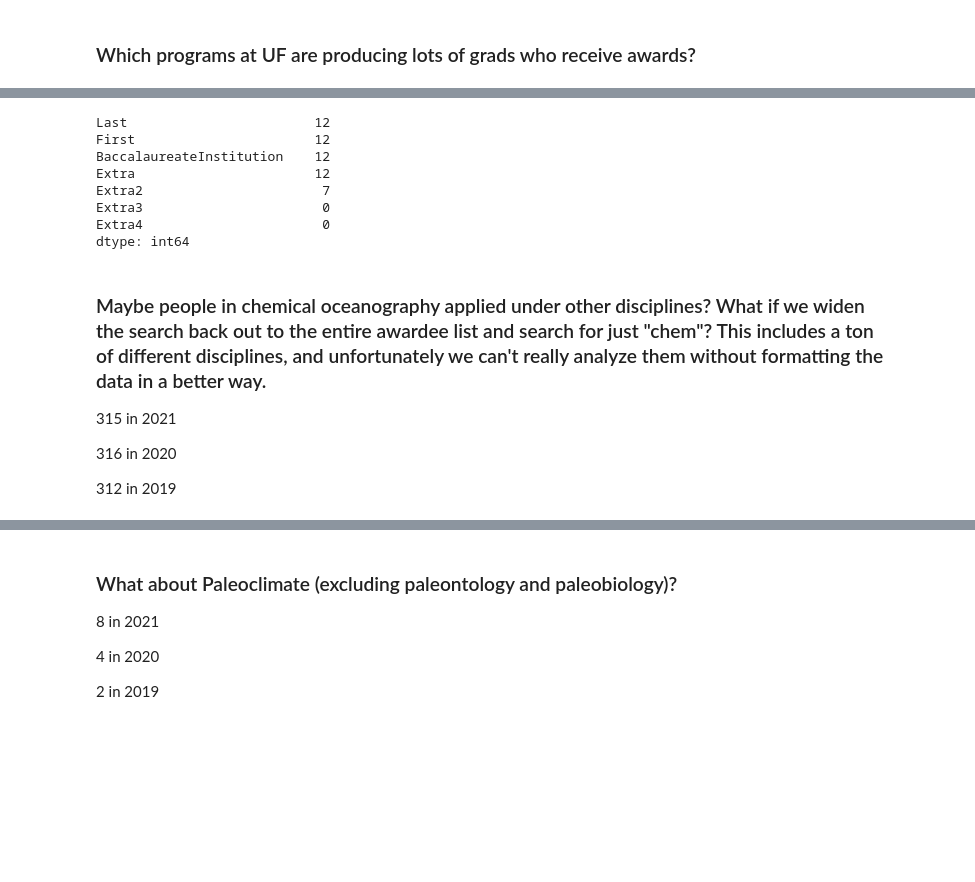
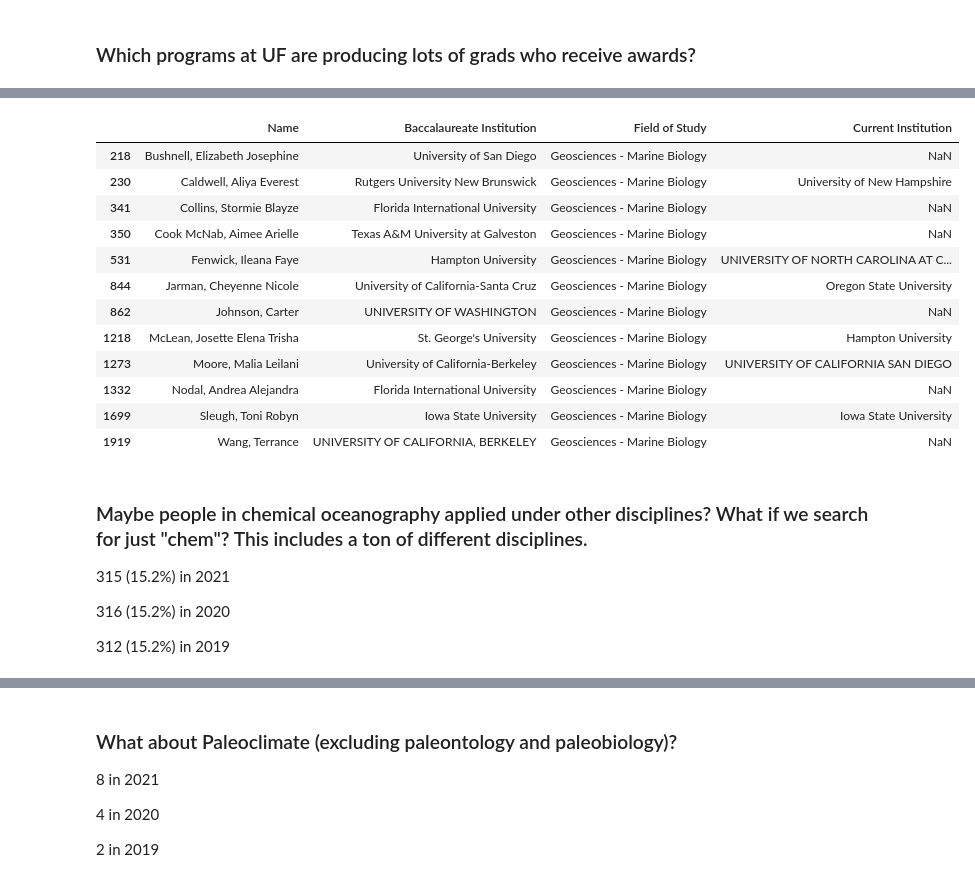
Before and after one commit to ognancy4life/GRFP, a Jupyter notebook: 2021GRFP.ipynb, the cells around one changed output, grey strips where cells are left out. Saved outputs shown, nothing was run; the diff lists cells and outputs as text; code cells hidden in the pictures; blank space fills up the shorter version.

```diff
--- a/2021GRFP.ipynb
+++ b/2021GRFP.ipynb
@@ -268,3 +277,4 @@ In 2019, there were 12.
 # %%
-GRFP_Geo[GRFP_Geo.apply(lambda row: row.astype(str).str.contains('Marine Biology', case=False).any(), axis=1)]
+GRFP_MarBio = GRFP[GRFP['Field of Study'].str.contains("Marine Biology", case=False, na=False)]
+GRFP_MarBio['Name'].count() / Awardees * 100
 # %% [output]
@@ -284,19 +282,24 @@ GRFP_Geo[GRFP_Geo.apply(lambda row: row.astype(str).str.contains('Marine Biology
 # %%
-GRFP_Geo[GRFP_Geo.apply(lambda row: row.astype(str).str.contains('Marine Biology', case=False).any(), axis=1)].count()
+GRFP_MarBio
 # %% [output]
-Last                        12
-First                       12
-BaccalaureateInstitution    12
-Extra                       12
-Extra2                       7
-Extra3                       0
-Extra4                       0
-dtype: int64
+|  | Name | Baccalaureate Institution | Field of Study | Current Institution |
+| 218 | Bushnell, Elizabeth Josephine | University of San Diego | Geosciences - Marine Biology | NaN |
+| 230 | Caldwell, Aliya Everest | Rutgers University New Brunswick | Geosciences - Marine Biology | University of New Hampshire |
+| 341 | Collins, Stormie Blayze | Florida International University | Geosciences - Marine Biology | NaN |
+| 350 | Cook McNab, Aimee Arielle | Texas A&M University at Galveston | Geosciences - Marine Biology | NaN |
+| 531 | Fenwick, Ileana Faye | Hampton University | Geosciences - Marine Biology | UNIVERSITY OF NORTH CAROLINA AT C... |
+| 844 | Jarman, Cheyenne Nicole | University of California-Santa Cruz | Geosciences - Marine Biology | Oregon State University |
+| 862 | Johnson, Carter | UNIVERSITY OF WASHINGTON | Geosciences - Marine Biology | NaN |
+| 1218 | McLean, Josette Elena Trisha | St. George's University | Geosciences - Marine Biology | Hampton University |
+| 1273 | Moore, Malia Leilani | University of California-Berkeley | Geosciences - Marine Biology | UNIVERSITY OF CALIFORNIA SAN DIEGO |
+| 1332 | Nodal, Andrea Alejandra | Florida International University | Geosciences - Marine Biology | NaN |
+| 1699 | Sleugh, Toni Robyn | Iowa State University | Geosciences - Marine Biology | Iowa State University |
+| 1919 | Wang, Terrance | UNIVERSITY OF CALIFORNIA, BERKELEY | Geosciences - Marine Biology | NaN |
 # %% [markdown]
-### Maybe people in chemical oceanography applied under other disciplines? What if we widen the search back out to the entire awardee list and search for just "chem"? This includes a ton of different disciplines, and unfortunately we can't really analyze them without formatting the data in a better way.
-315 in 2021
+### Maybe people in chemical oceanography applied under other disciplines? What if we search for just "chem"? This includes a ton of different disciplines.
+315 (15.2%) in 2021
 
-316 in 2020
+316 (15.2%) in 2020
 
-312 in 2019
+312 (15.2%) in 2019
 # %%
```
Also changed, not shown: parts of 38 cells of this notebook.
